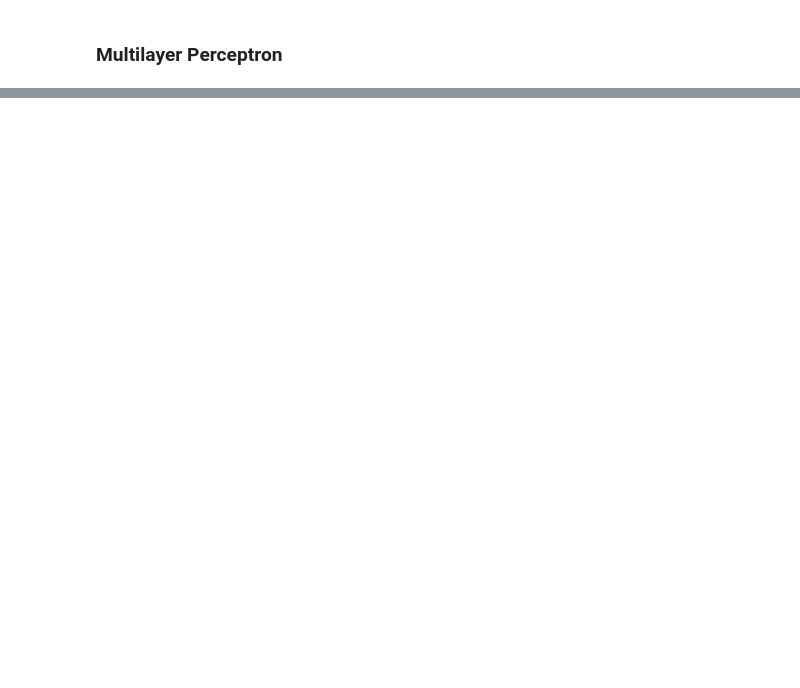
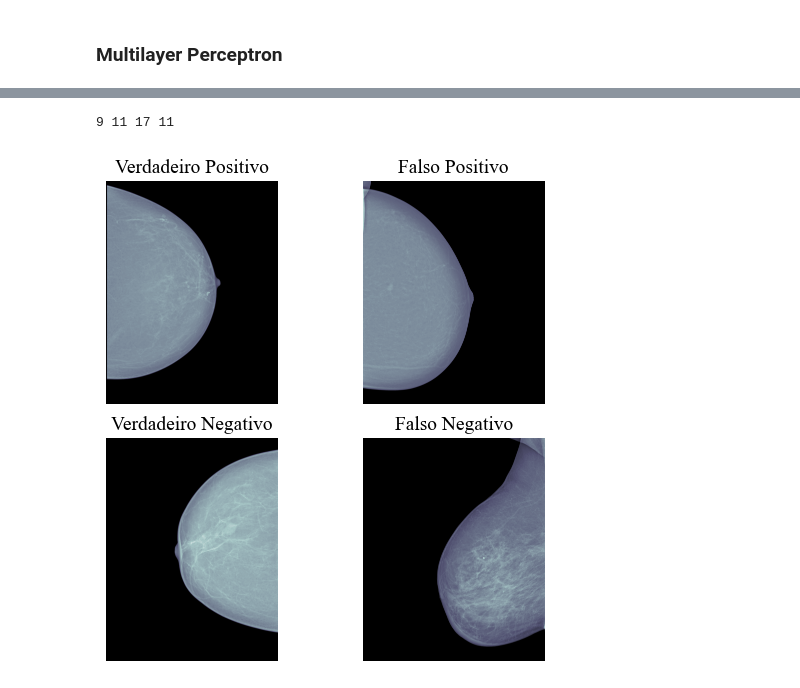
Before and after one commit to matheusssilva991/Radiomica, a Jupyter notebook: src/mamografia/model.ipynb, the cells around one changed output, grey strips where cells are left out. Saved outputs shown, nothing was run; the diff lists cells and outputs as text; code cells hidden in the pictures; blank space fills up the shorter version.

```diff
--- a/src/mamografia/model.ipynb
+++ b/src/mamografia/model.ipynb
@@ -278,7 +284,7 @@ X_INBREAST.shape
 Dividimos os dados em validação e teste.
 # %%
 X_train_INBREAST, X_test_INBREAST, y_train_INBREAST, y_test_INBREAST = train_test_split(X_INBREAST,
-                                                                                        y_INBREAST, test_size=0.70)
+                                                                                        y_INBREAST, test_size=0.30)
 X_train_INBREAST.shape, X_test_INBREAST.shape, y_train_INBREAST.shape, y_test_INBREAST.shape
 
 y_train_INBREAST.value_counts(normalize=True), y_test_INBREAST.value_counts(normalize=True)
@@ -658,0 +614,25 @@ scores_mlp
+# %%
+metadata_INBREAST = load_json("extracted_metadata_INBREAST", "../../outputs/mamografia/extracted_metadata")
+metadata_INBREAST
+
+labels = ['Verdadeiro Positivo', 'Falso Positivo', 'Verdadeiro Negativo', 'Falso Negativo']
+indexes = [(0, 0), (0, 1), (1, 0), (1, 1)]
+iterables = [true_positive, false_positive, true_negative, false_negative]
+print(len(true_positive), len(false_positive), len(true_negative), len(false_negative))
+# %% [output]
+9 11 17 11
+# %%
+
+fig, ax = plt.subplots(2, 2, figsize=(8, 8))
+plt.subplots_adjust(left=0.20, right=0.80, top=0.80, bottom=0.20, wspace=0.2, hspace=0.15)
+id_iters = [7, 1, 0, 0]
+
+for label, index, iterable, id_iter in zip(labels, indexes, iterables, id_iters):
+    img_index = iterable[id_iter]
+    ax[index[0], index[1]].imshow(dcmread(metadata_INBREAST[img_index]['metadata_csv']['image_path']).pixel_array,
+                                  cmap=plt.cm.bone)
+    ax[index[0], index[1]].set_title(f"{label}", family='Times New Roman', size=14)
+    ax[index[0], index[1]].set_xticks([])
+    ax[index[0], index[1]].axis('off')
+# %% [output]
+[figure, added]
```
Also changed, not shown: parts of 32 cells of this notebook.
